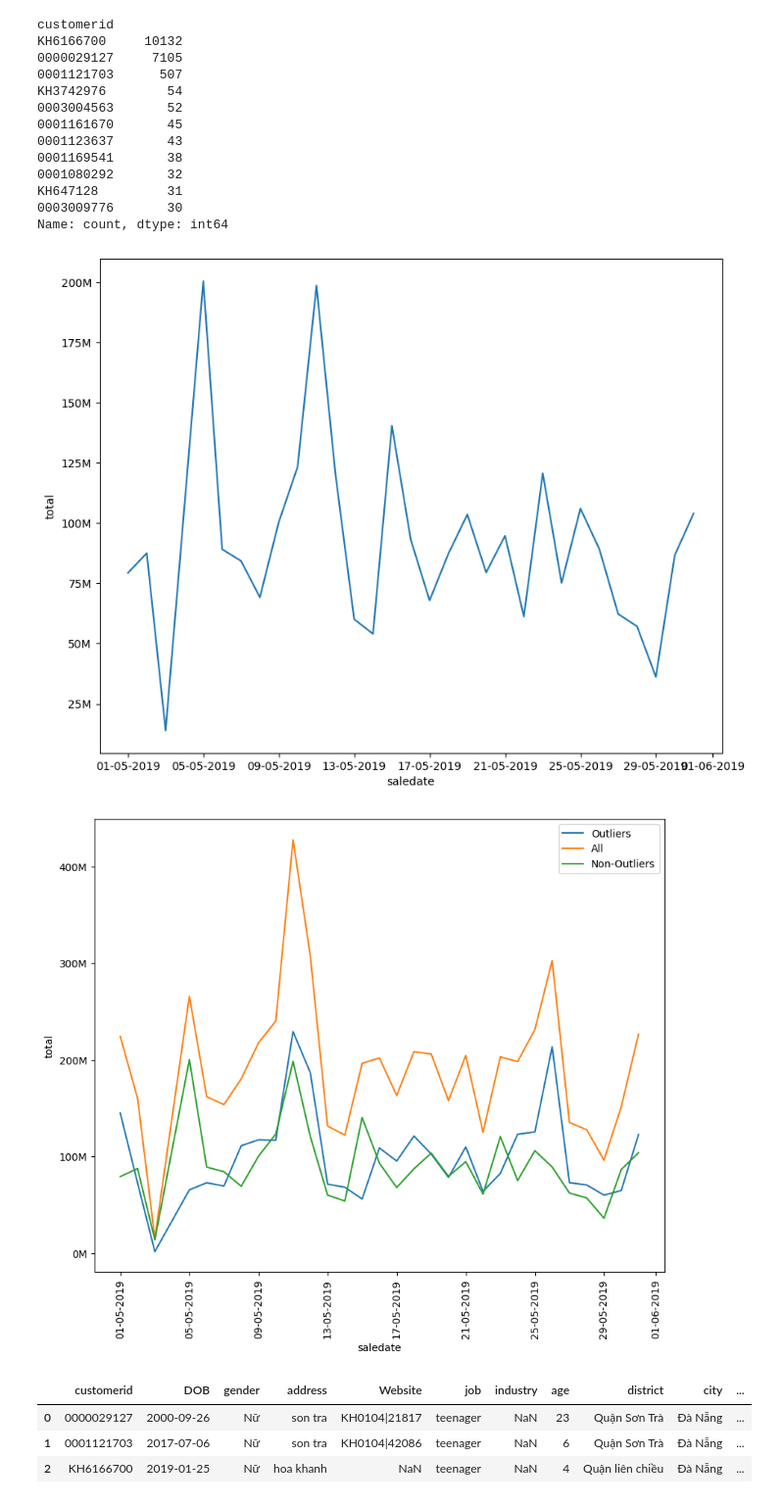
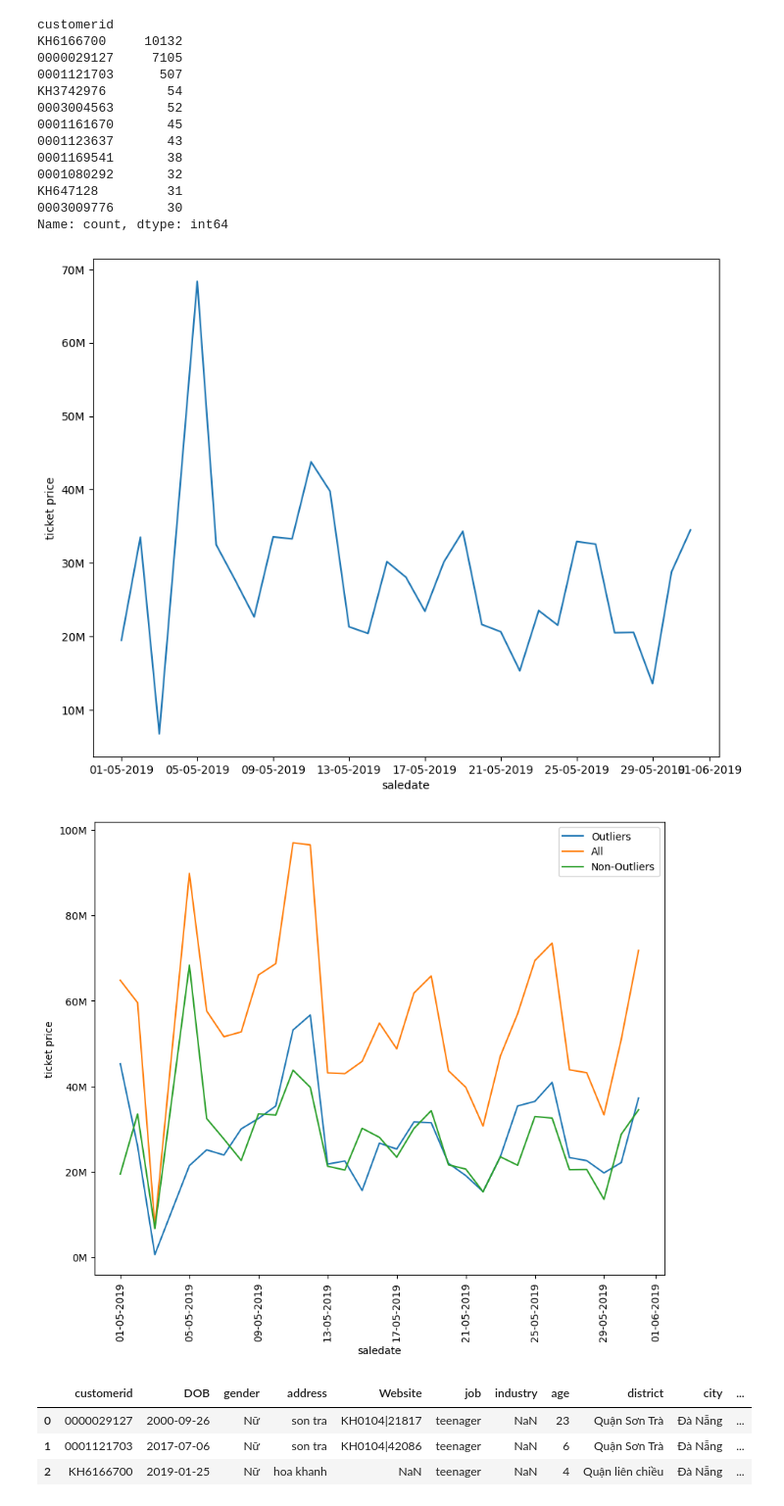
Before and after one commit to MinhDucNguyen9705/data_storytelling, a Jupyter notebook: EDA/ticket_EDA.ipynb, the cells around one changed output. Shown at 98% size. Drawn from its saved outputs; the diff is of its cells as text; code cells hidden in the pictures.

```diff
--- a/EDA/ticket_EDA.ipynb
+++ b/EDA/ticket_EDA.ipynb
@@ -164,0 +181,10 @@ sns.catplot(data=data, x='popcorn', kind='count')
+# %%
+def format_ticks(value, _):
+    return f"{int(value / 10**6)}M"
+
+sns.barplot(x=price_diff[['total', 'ticket price']].sum().index, y=price_diff[['total', 'ticket price']].sum().values)
+plt.gca().yaxis.set_major_formatter(mticker.FormatStrFormatter('%.f VND'))
+plt.tick_params(axis='y', which='both', labelleft=True, labelright=False)
+plt.gca().yaxis.set_major_formatter(plt.FuncFormatter(format_ticks))
+plt.title('Difference between sum of ticket prices and total')
+plt.show()
@@ -233,3 +261,5 @@ plt.show()
 # %%
 # The sale on the weekends dominates the days during the week, which is quite reasonable
+# %%
+outliers = ['KH6166700','0000029127','0001121703']
 # %%
@@ -303,27 +333,27 @@ KH647128         31
 Name: count, dtype: int64
 # %%
 plt.figure(figsize=(10,8))
-sns.lineplot(data[~data['customerid'].isin(['KH6166700','0000029127','0001121703'])].groupby('saledate')['total'].sum())
+sns.lineplot(data[~data['customerid'].isin(outliers)].groupby('saledate')['ticket price'].sum())
 plt.gca().xaxis.set_major_formatter(date_format)
 plt.gca().yaxis.set_major_formatter(mticker.FormatStrFormatter('%.f VND'))
 plt.tick_params(axis='y', which='both', labelleft=True, labelright=False)
 plt.gca().yaxis.set_major_formatter(plt.FuncFormatter(format_ticks))
 # %% [output]
-[figure, old version]
+[figure, new version]
 # %%
-total_by_date = data.groupby('saledate')['total'].sum()
+total_by_date = data.groupby('saledate')['ticket price'].sum()
 plt.figure(figsize=(10, 8))
-sns.lineplot(data=data[data['customerid'].isin(['KH6166700','0000029127','0001121703'])].groupby('saledate')['total'].sum(), label='Outliers')
+sns.lineplot(data=data[data['customerid'].isin(outliers)].groupby('saledate')['ticket price'].sum(), label='Outliers')
 sns.lineplot(data=total_by_date, label='All')
-sns.lineplot(data[~data['customerid'].isin(['KH6166700','0000029127','0001121703'])].groupby('saledate')['total'].sum(), label='Non-Outliers')
+sns.lineplot(data[~data['customerid'].isin(outliers)].groupby('saledate')['ticket price'].sum(), label='Non-Outliers')
 date_format = DateFormatter('%d-%m-%Y')
 plt.gca().xaxis.set_major_formatter(date_format)
 plt.gca().yaxis.set_major_formatter(mticker.FormatStrFormatter('%.f VND'))
 plt.tick_params(axis='y', which='both', labelleft=True, labelright=False)
 plt.gca().yaxis.set_major_formatter(plt.FuncFormatter(format_ticks))
 plt.xticks(rotation=90)
 plt.legend()
 plt.show()
 # %% [output]
-[figure, old version]
+[figure, new version]
 # %%
```
Also changed, not shown: parts of 19 cells of this notebook.
